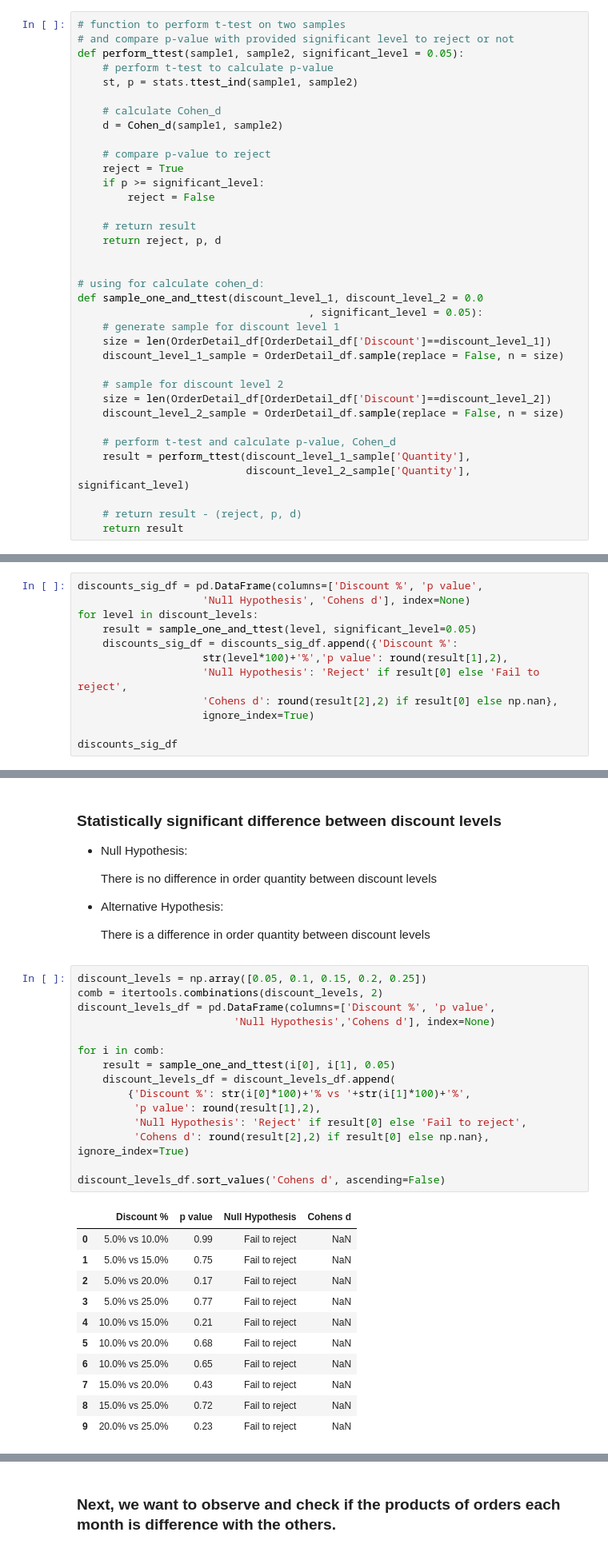
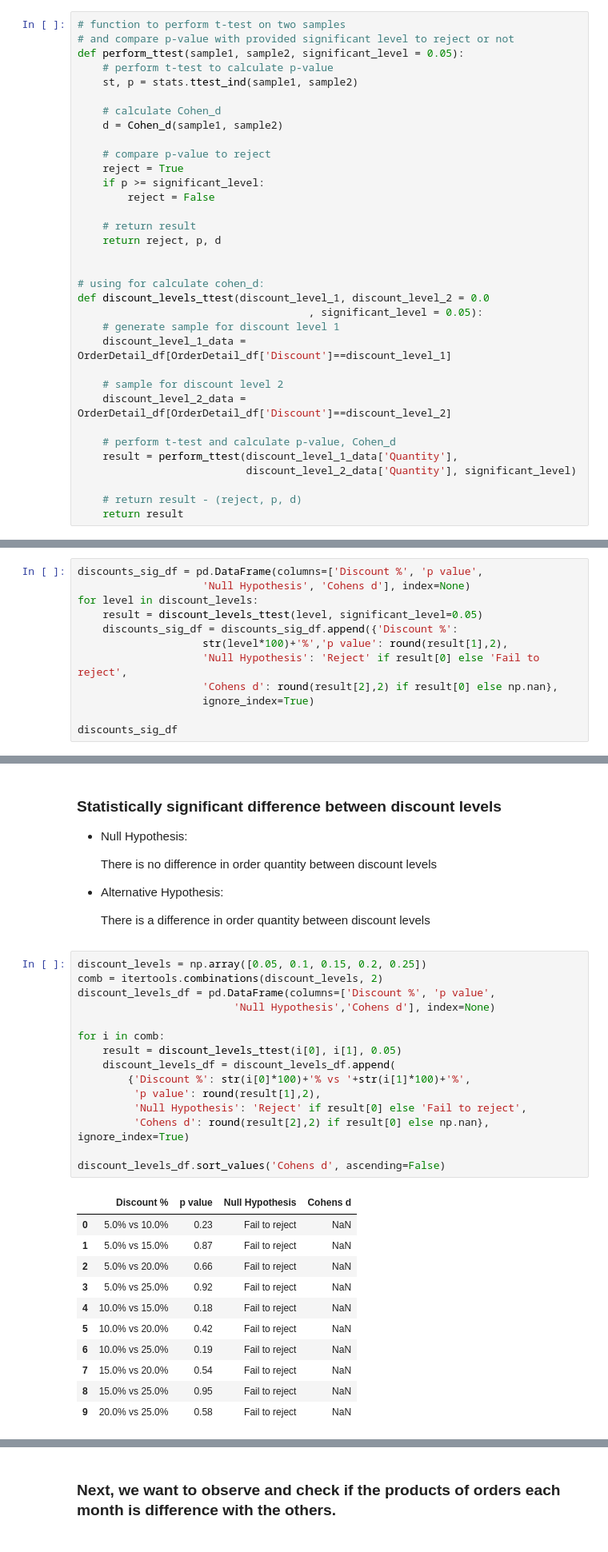
Before and after one commit to MaiaNgo/ds-mod3-project, a Jupyter notebook: Northwind.ipynb, the cells around one changed output, grey strips where cells are left out. Shown at 80% size. Drawn from its saved outputs; the diff is of its cells as text.

```diff
--- a/Northwind.ipynb
+++ b/Northwind.ipynb
@@ -611,19 +612,17 @@ def perform_ttest(sample1, sample2, significant_level = 0.05):
 
 
 # using for calculate cohen_d:
-def sample_one_and_ttest(discount_level_1, discount_level_2 = 0.0
+def discount_levels_ttest(discount_level_1, discount_level_2 = 0.0
                                      , significant_level = 0.05):
     # generate sample for discount level 1
-    size = len(OrderDetail_df[OrderDetail_df['Discount']==discount_level_1])
-    discount_level_1_sample = OrderDetail_df.sample(replace = False, n = size)
+    discount_level_1_data = OrderDetail_df[OrderDetail_df['Discount']==discount_level_1]
 
     # sample for discount level 2
-    size = len(OrderDetail_df[OrderDetail_df['Discount']==discount_level_2])
-    discount_level_2_sample = OrderDetail_df.sample(replace = False, n = size)
+    discount_level_2_data = OrderDetail_df[OrderDetail_df['Discount']==discount_level_2]
 
     # perform t-test and calculate p-value, Cohen_d
-    result = perform_ttest(discount_level_1_sample['Quantity'],
-                           discount_level_2_sample['Quantity'], significant_level)
+    result = perform_ttest(discount_level_1_data['Quantity'],
+                           discount_level_2_data['Quantity'], significant_level)
 
     # return result - (reject, p, d)
     return result
@@ -683,7 +684,7 @@ p-value: 0.0
 discounts_sig_df = pd.DataFrame(columns=['Discount %', 'p value',
                     'Null Hypothesis', 'Cohens d'], index=None)
 for level in discount_levels:
-    result = sample_one_and_ttest(level, significant_level=0.05)
+    result = discount_levels_ttest(level, significant_level=0.05)
     discounts_sig_df = discounts_sig_df.append({'Discount %':
                     str(level*100)+'%','p value': round(result[1],2),
                     'Null Hypothesis': 'Reject' if result[0] else 'Fail to reject',
@@ -715,30 +720,30 @@ The histogram chart and the table of p-value & Cohens d both suggest that there
 # %%
 discount_levels = np.array([0.05, 0.1, 0.15, 0.2, 0.25])
 comb = itertools.combinations(discount_levels, 2)
 discount_levels_df = pd.DataFrame(columns=['Discount %', 'p value',
                          'Null Hypothesis','Cohens d'], index=None)
 
 for i in comb:
-    result = sample_one_and_ttest(i[0], i[1], 0.05)
+    result = discount_levels_ttest(i[0], i[1], 0.05)
     discount_levels_df = discount_levels_df.append(
         {'Discount %': str(i[0]*100)+'% vs '+str(i[1]*100)+'%',
          'p value': round(result[1],2),
          'Null Hypothesis': 'Reject' if result[0] else 'Fail to reject',
          'Cohens d': round(result[2],2) if result[0] else np.nan}, ignore_index=True)
 
 discount_levels_df.sort_values('Cohens d', ascending=False)
 # %% [output]
 |  | Discount % | p value | Null Hypothesis | Cohens d |
-| 0 | 5.0% vs 10.0% | 0.99 | Fail to reject | NaN |
-| 1 | 5.0% vs 15.0% | 0.75 | Fail to reject | NaN |
-| 2 | 5.0% vs 20.0% | 0.17 | Fail to reject | NaN |
-| 3 | 5.0% vs 25.0% | 0.77 | Fail to reject | NaN |
-| 4 | 10.0% vs 15.0% | 0.21 | Fail to reject | NaN |
-| 5 | 10.0% vs 20.0% | 0.68 | Fail to reject | NaN |
-| 6 | 10.0% vs 25.0% | 0.65 | Fail to reject | NaN |
-| 7 | 15.0% vs 20.0% | 0.43 | Fail to reject | NaN |
-| 8 | 15.0% vs 25.0% | 0.72 | Fail to reject | NaN |
-| 9 | 20.0% vs 25.0% | 0.23 | Fail to reject | NaN |
+| 0 | 5.0% vs 10.0% | 0.23 | Fail to reject | NaN |
+| 1 | 5.0% vs 15.0% | 0.87 | Fail to reject | NaN |
+| 2 | 5.0% vs 20.0% | 0.66 | Fail to reject | NaN |
+| 3 | 5.0% vs 25.0% | 0.92 | Fail to reject | NaN |
+| 4 | 10.0% vs 15.0% | 0.18 | Fail to reject | NaN |
+| 5 | 10.0% vs 20.0% | 0.42 | Fail to reject | NaN |
+| 6 | 10.0% vs 25.0% | 0.19 | Fail to reject | NaN |
+| 7 | 15.0% vs 20.0% | 0.54 | Fail to reject | NaN |
+| 8 | 15.0% vs 25.0% | 0.95 | Fail to reject | NaN |
+| 9 | 20.0% vs 25.0% | 0.58 | Fail to reject | NaN |
 # %% [markdown]
 ### CONCLUSION:
 
```
Also changed, not shown: parts of 14 cells of this notebook.
